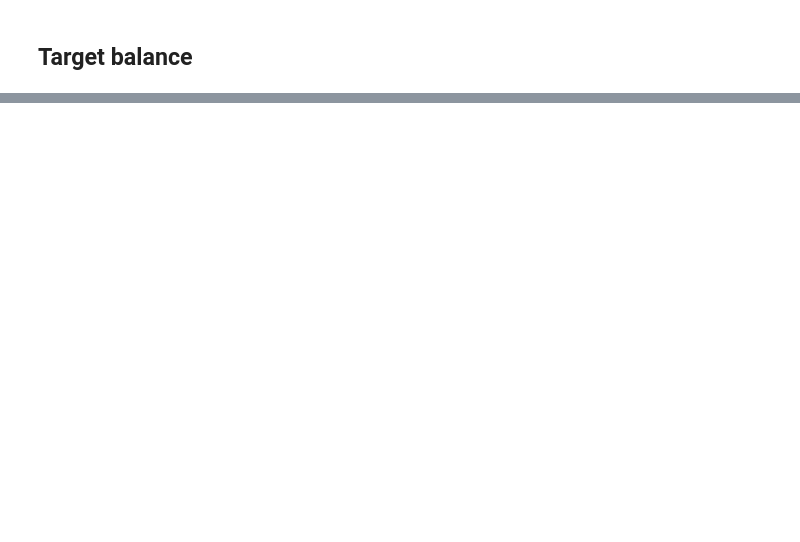
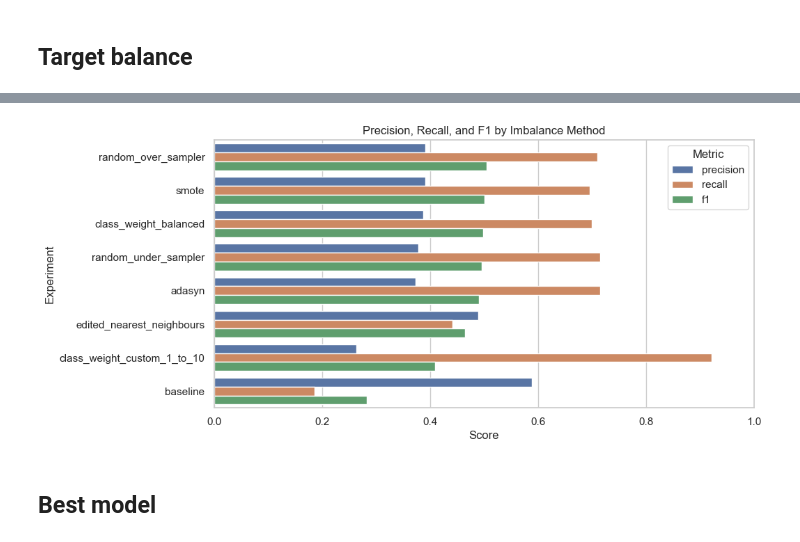
Before and after one commit to ziraddingulumjanly/ML-projects, a Jupyter notebook: Classification/project_ChurnClassImbalanceMethods.ipynb, the cells around one changed output, grey strips where cells are left out. Cells and saved outputs as stored; diff of their text form; code cells hidden in the pictures; blank space fills up the shorter version.

Commit message:
add imbalance project

```diff
--- a/Classification/project_ChurnClassImbalanceMethods.ipynb
+++ b/Classification/project_ChurnClassImbalanceMethods.ipynb
@@ -628,0 +179,19 @@ results_df.sort_values("f1", ascending=False)
+# %%
+stratify_target = y if CONFIG["data"]["stratify"] else None
+
+X_train, X_test, y_train, y_test = train_test_split(
+    X,
+    y,
+    test_size=CONFIG["data"]["test_size"],
+    random_state=CONFIG["global"]["seed"],
+    stratify=stratify_target,
+)
+
+print("Train shape:", X_train.shape)
+print("Test shape:", X_test.shape)
+print()
+print("Train target balance:")
+print(y_train.value_counts(normalize=True).round(3))
+print()
+print("Test target balance:")
+print(y_test.value_counts(normalize=True).round(3))
@@ -628,0 +407,26 @@ results_df.sort_values("f1", ascending=False)
+# %%
+plot_df = results_df.melt(
+    id_vars="experiment",
+    value_vars=["precision", "recall", "f1"],
+    var_name="metric",
+    value_name="score",
+)
+
+plt.figure(figsize=(10, 5))
+sns.barplot(
+    data=plot_df,
+    x="score",
+    y="experiment",
+    hue="metric",
+)
+
+plt.title("Precision, Recall, and F1 by Imbalance Method")
+plt.xlabel("Score")
+plt.ylabel("Experiment")
+plt.xlim(0, 1)
+plt.legend(title="Metric")
+plt.show()
+# %% [output]
+[figure, added]
+# %% [markdown]
+## Best model
```
Also changed, not shown: parts of 72 cells of this notebook, 3 other files.
